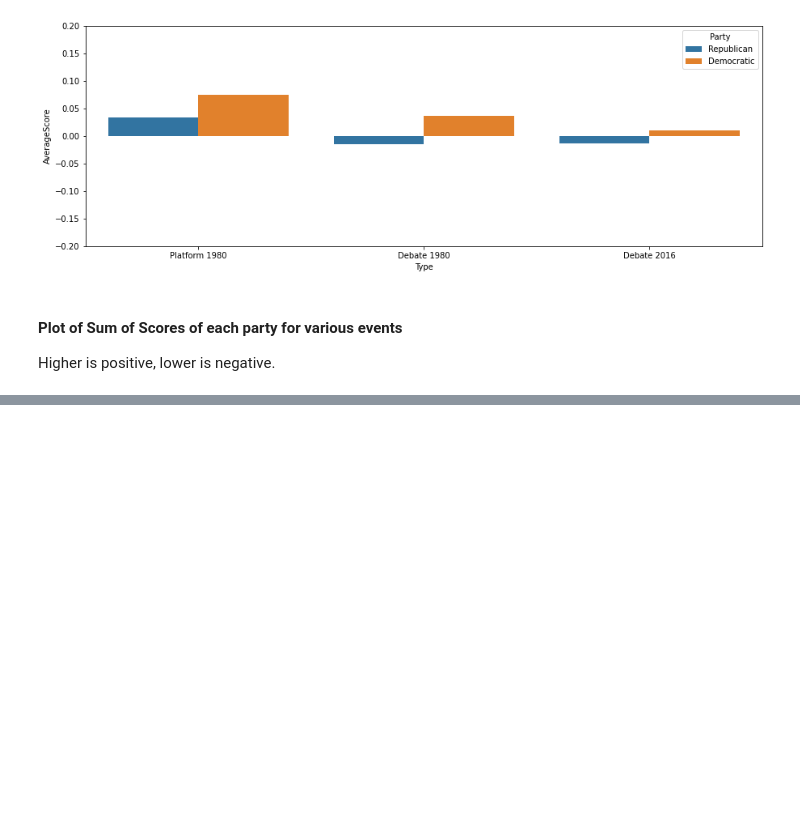
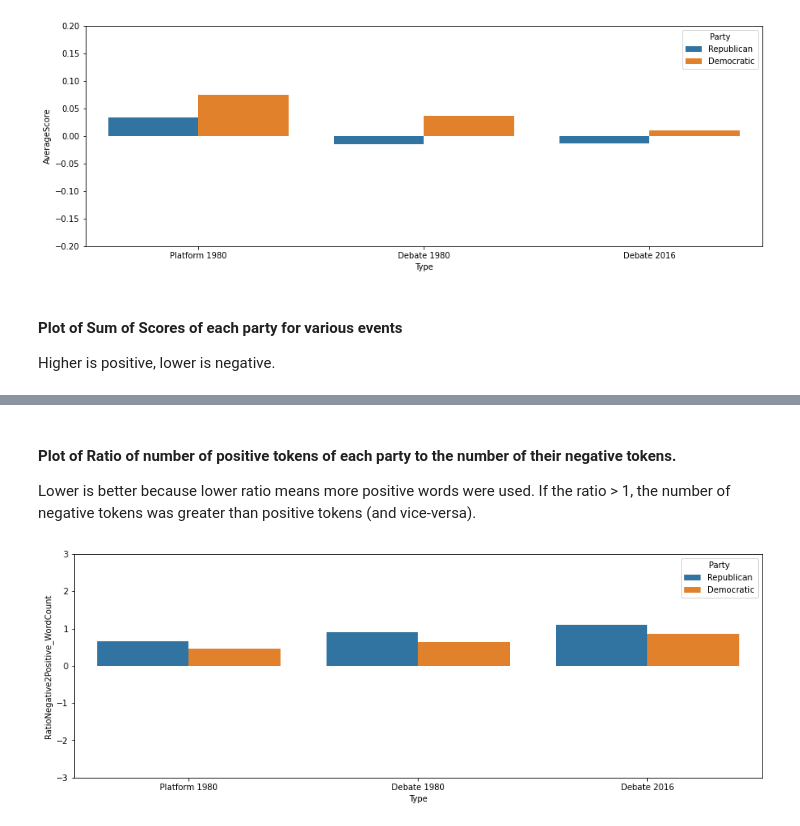
Before and after one commit to Nomi/PoliticalAnalysisNLP, a Jupyter notebook: ProjectDataAnalysis.ipynb, the cells around one changed output, grey strips where cells are left out. Saved outputs shown, nothing was run; the diff lists cells and outputs as text; code cells hidden in the pictures; blank space fills up the shorter version.

```diff
--- a/ProjectDataAnalysis.ipynb
+++ b/ProjectDataAnalysis.ipynb
@@ -1350,0 +1382,10 @@ plt.show()
+# %% [markdown]
+#### Plot of Ratio of number of positive tokens of each party to the number of their negative tokens.
+Lower is better because lower ratio means more positive words were used. If the ratio > 1, the number of negative tokens was greater than positive tokens (and vice-versa).
+# %%
+fig, axi = plt.subplots()
+axi.set_ylim(-3,3)
+sns.barplot(y='RatioNegative2Positive_WordCount',x='Type',hue='Party',data=dfPlot,ax=axi)
+plt.show()
+# %% [output]
+[figure, added]
```
Also changed, not shown: parts of 8 cells of this notebook.
